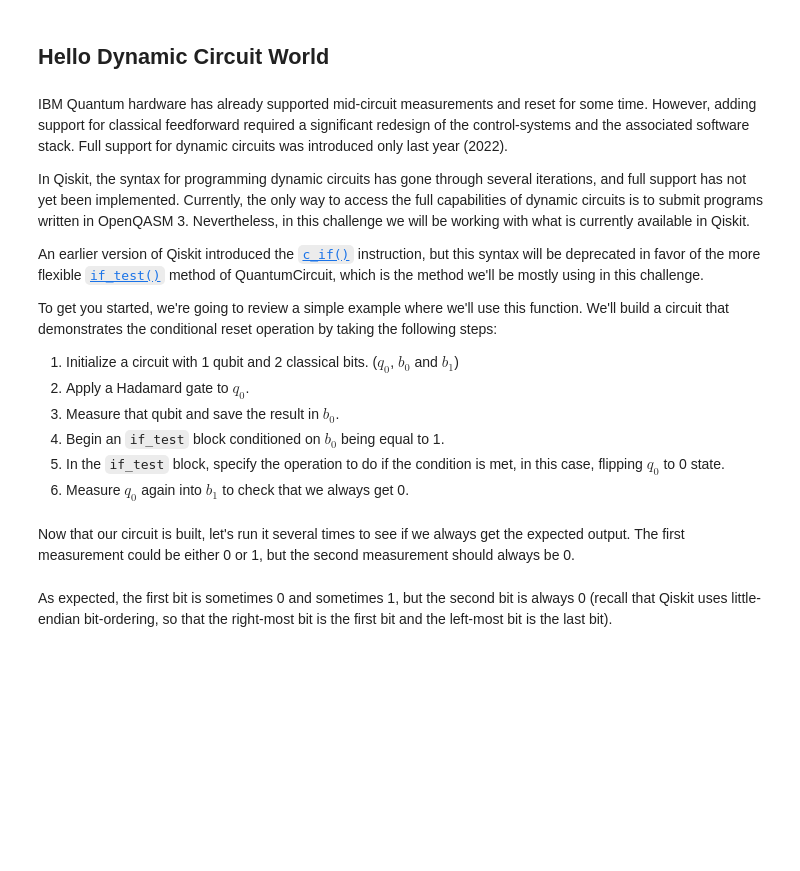
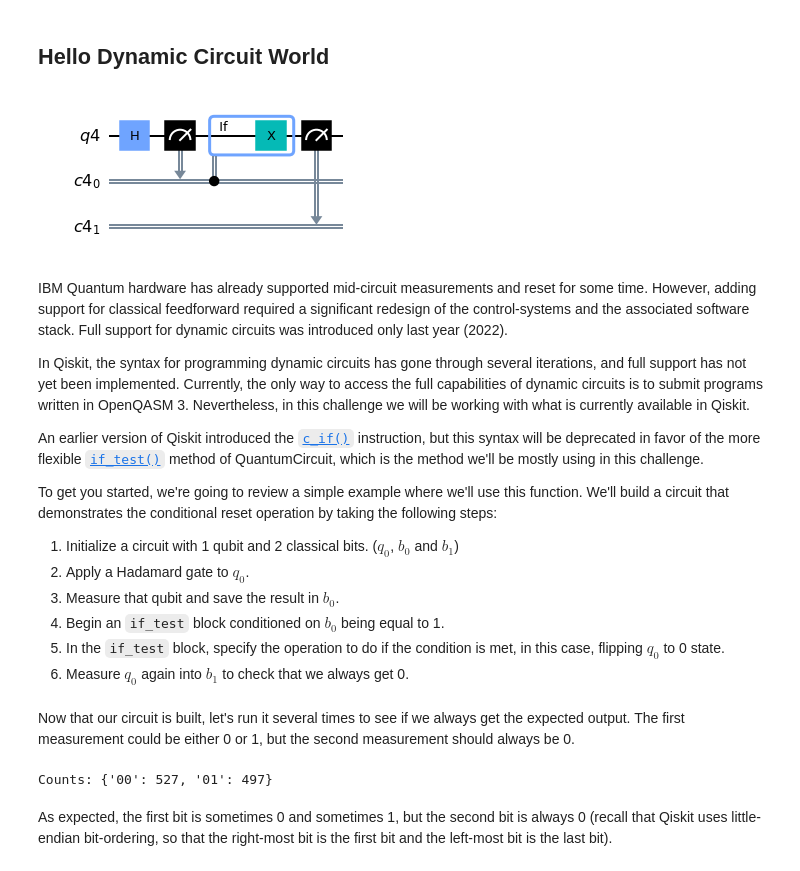
Before and after one commit to phoebe-lei/ibm-quantum-challenge-spring-2023, a Jupyter notebook: content/lab_1/lab1.ipynb, the cells around one changed output. Saved outputs shown, nothing was run; the diff lists cells and outputs as text; code cells hidden in the pictures; blank space fills up the shorter version.

```diff
--- a/content/lab_1/lab1.ipynb
+++ b/content/lab_1/lab1.ipynb
@@ -70,46 +70,49 @@ Why do we need classical feedforward? An example may help: Consider the conditio
 Put another way, dynamic circuits are quantum circuits that include control flow such as if statements and while loops, where the predicates are computed from the results of previous qubit measurements and the conditional operations include quantum gates.
 # %% [markdown]
 ## Hello Dynamic Circuit World
-# %% [markdown]
-IBM Quantum hardware has already supported mid-circuit measurements and reset for some time. However, adding support for classical feedforward required a significant redesign of the control-systems and the associated software stack. Full support for dynamic circuits was introduced only last year (2022).
-
-In Qiskit, the syntax for programming dynamic circuits has gone through several iterations, and full support has not yet been implemented. Currently, the only way to access the full capabilities of dynamic circuits is to submit programs written in OpenQASM 3. Nevertheless, in this challenge we will be working with what is currently available in Qiskit.
-
-An earlier version of Qiskit introduced the [`c_if()`](https://qiskit.org/documentation/stubs/qiskit.circuit.Instruction.c_if.html) instruction, but this syntax will be deprecated in favor of the more flexible [`if_test()`](https://qiskit.org/documentation/stubs/qiskit.circuit.QuantumCircuit.if_test.html) method of QuantumCircuit, which is the method we'll be mostly using in this challenge.
-
-To get you started, we're going to review a simple example where we'll use this function. We'll build a circuit that demonstrates the conditional reset operation by taking the following steps:
-
-1. Initialize a circuit with 1 qubit and 2 classical bits. ($q_{0}$, $b_{0}$  and $b_{1}$)
-2. Apply a Hadamard gate to $q_{0}$.
-3. Measure that qubit and save the result in $b_{0}$.
-4. Begin an `if_test` block conditioned on $b_{0}$ being equal to 1.
-5. In the `if_test` block, specify the operation to do if the condition is met, in this case, flipping $q_{0}$ to 0 state.
-6. Measure $q_0$ again into $b_{1}$ to check that we always get 0.
 # %%
 from qiskit import QuantumCircuit
 from qiskit.circuit import QuantumRegister, ClassicalRegister
 
 qr = QuantumRegister(1)
 cr = ClassicalRegister(2)
 qc = QuantumCircuit(qr, cr)
 
 # unpack the qubit and classical bits from the registers
-(q0,) = qr
+#(q0,) = qr
+q0 = qr
 b0, b1 = cr
 
 # apply Hadamard
 qc.h(q0)
 # measure
 qc.measure(q0, b0)
 
 # begin if test block. the contents of the block are executed if b0 == 1
 with qc.if_test((b0, 1)):
     # if the condition is satisfied (b0 == 1), then flip the bit back to 0
     qc.x(q0)
 # finally, measure q0 again
 qc.measure(q0, b1)
 
 qc.draw(output="mpl", idle_wires=False)
+# %% [output]
+[figure, added]
+# %% [markdown]
+IBM Quantum hardware has already supported mid-circuit measurements and reset for some time. However, adding support for classical feedforward required a significant redesign of the control-systems and the associated software stack. Full support for dynamic circuits was introduced only last year (2022).
+
+In Qiskit, the syntax for programming dynamic circuits has gone through several iterations, and full support has not yet been implemented. Currently, the only way to access the full capabilities of dynamic circuits is to submit programs written in OpenQASM 3. Nevertheless, in this challenge we will be working with what is currently available in Qiskit.
+
+An earlier version of Qiskit introduced the [`c_if()`](https://qiskit.org/documentation/stubs/qiskit.circuit.Instruction.c_if.html) instruction, but this syntax will be deprecated in favor of the more flexible [`if_test()`](https://qiskit.org/documentation/stubs/qiskit.circuit.QuantumCircuit.if_test.html) method of QuantumCircuit, which is the method we'll be mostly using in this challenge.
+
+To get you started, we're going to review a simple example where we'll use this function. We'll build a circuit that demonstrates the conditional reset operation by taking the following steps:
+
+1. Initialize a circuit with 1 qubit and 2 classical bits. ($q_{0}$, $b_{0}$  and $b_{1}$)
+2. Apply a Hadamard gate to $q_{0}$.
+3. Measure that qubit and save the result in $b_{0}$.
+4. Begin an `if_test` block conditioned on $b_{0}$ being equal to 1.
+5. In the `if_test` block, specify the operation to do if the condition is met, in this case, flipping $q_{0}$ to 0 state.
+6. Measure $q_0$ again into $b_{1}$ to check that we always get 0.
 # %% [markdown]
 Now that our circuit is built, let's run it several times to see if we always get the expected output. The first measurement could be either 0 or 1, but the second measurement should always be 0.
 # %%
@@ -126,6 +129,8 @@ reset_sim_result = reset_sim_job.result()
 reset_sim_counts = reset_sim_result.get_counts()
 
 print(f"Counts: {reset_sim_counts}")
+# %% [output]
+Counts: {'00': 527, '01': 497}
 # %% [markdown]
 As expected, the first bit is sometimes 0 and sometimes 1, but the second bit is always 0 (recall that Qiskit uses little-endian bit-ordering, so that the right-most bit is the first bit and the left-most bit is the last bit).
 # %%
```
Also changed, not shown: parts of 7 cells of this notebook, 1 other file.
